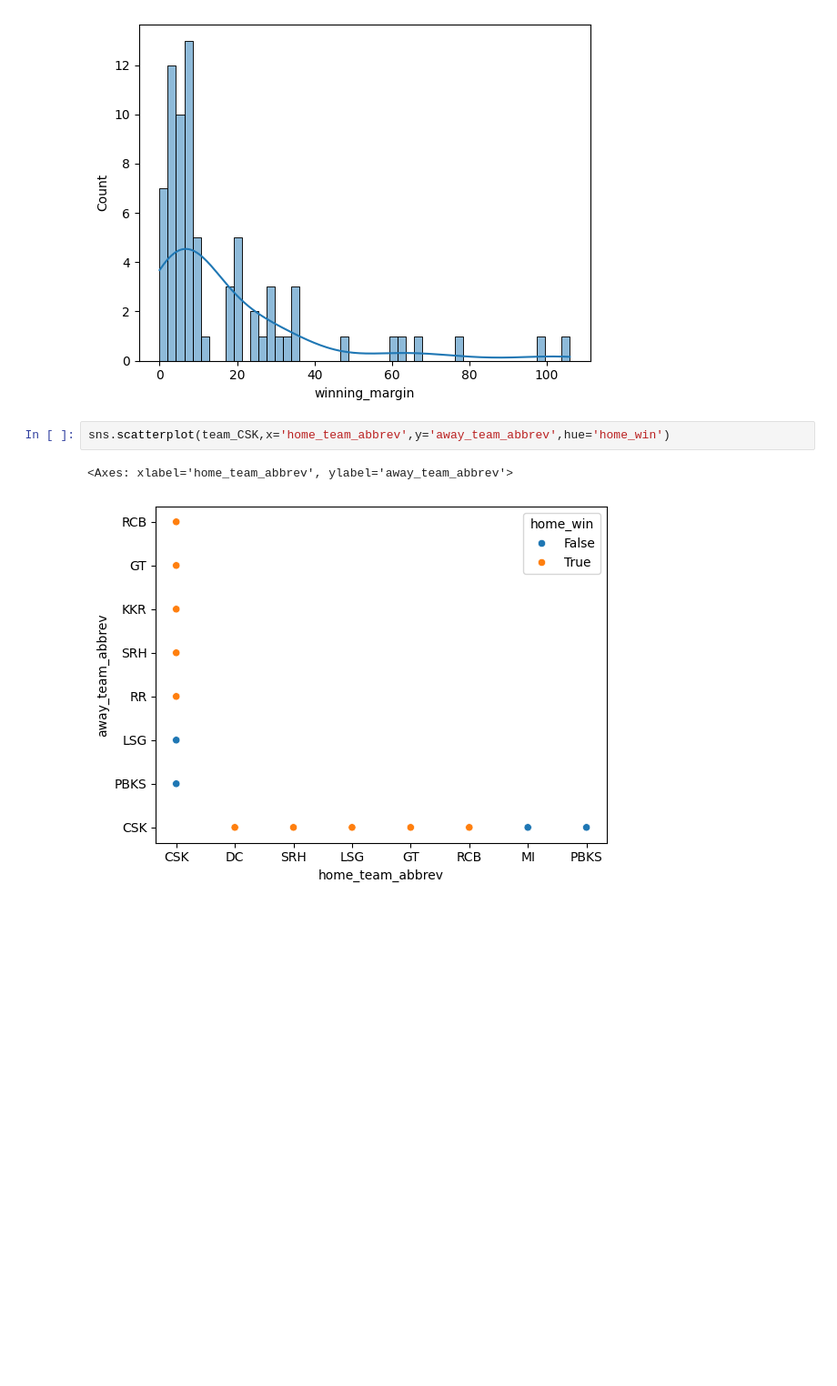
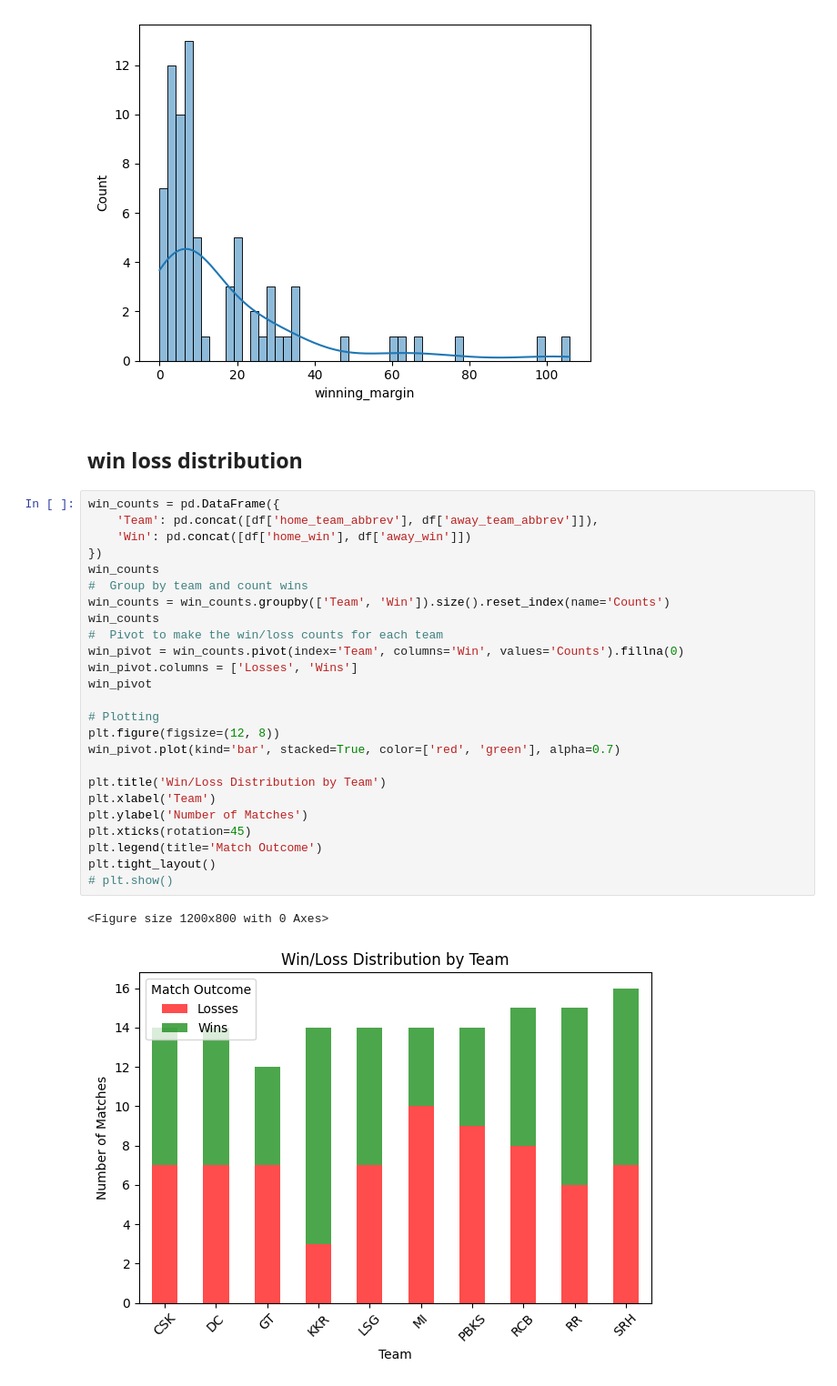
Before and after one commit to Omimishra/Python-Data-science, a Jupyter notebook: fixtures.ipynb, the cells around one changed output. Shown: that part at 91% size. Saved outputs shown, nothing was run; the diff lists cells and outputs as text; blank space fills up the shorter version.

Commit message:
Working on project: Visualization

```diff
--- a/fixtures.ipynb
+++ b/fixtures.ipynb
@@ -569,8 +568,33 @@ sns.histplot(data=df,x='winning_margin',kde=True,bins=50)
 # %% [output]
 <Axes: xlabel='winning_margin', ylabel='Count'>
 [figure]
-# %%
-sns.scatterplot(team_CSK,x='home_team_abbrev',y='away_team_abbrev',hue='home_win')
-# %% [output]
-<Axes: xlabel='home_team_abbrev', ylabel='away_team_abbrev'>
-[figure, removed]
+# %% [markdown]
+## win loss distribution
+# %%
+win_counts = pd.DataFrame({
+    'Team': pd.concat([df['home_team_abbrev'], df['away_team_abbrev']]),
+    'Win': pd.concat([df['home_win'], df['away_win']])
+})
+win_counts
+#  Group by team and count wins
+win_counts = win_counts.groupby(['Team', 'Win']).size().reset_index(name='Counts')
+win_counts
+#  Pivot to make the win/loss counts for each team
+win_pivot = win_counts.pivot(index='Team', columns='Win', values='Counts').fillna(0)
+win_pivot.columns = ['Losses', 'Wins']
+win_pivot
+
+# Plotting
+plt.figure(figsize=(12, 8))
+win_pivot.plot(kind='bar', stacked=True, color=['red', 'green'], alpha=0.7)
+
+plt.title('Win/Loss Distribution by Team')
+plt.xlabel('Team')
+plt.ylabel('Number of Matches')
+plt.xticks(rotation=45)
+plt.legend(title='Match Outcome')
+plt.tight_layout()
+# plt.show()
+# %% [output]
+<Figure size 1200x800 with 0 Axes>
+[figure, added]
```
Also changed, not shown: parts of 18 cells of this notebook.
